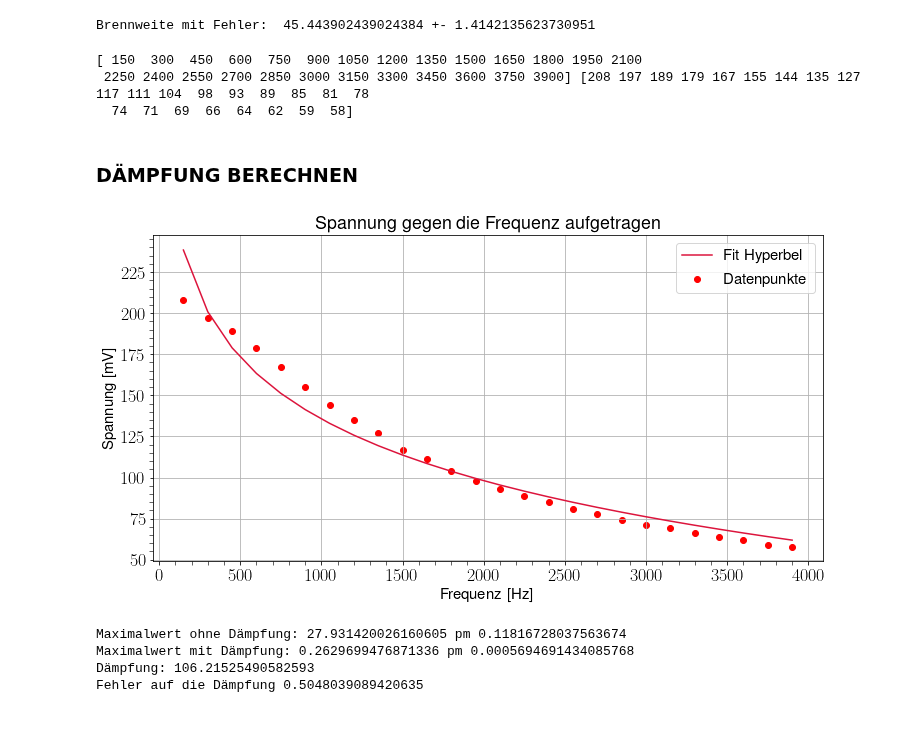
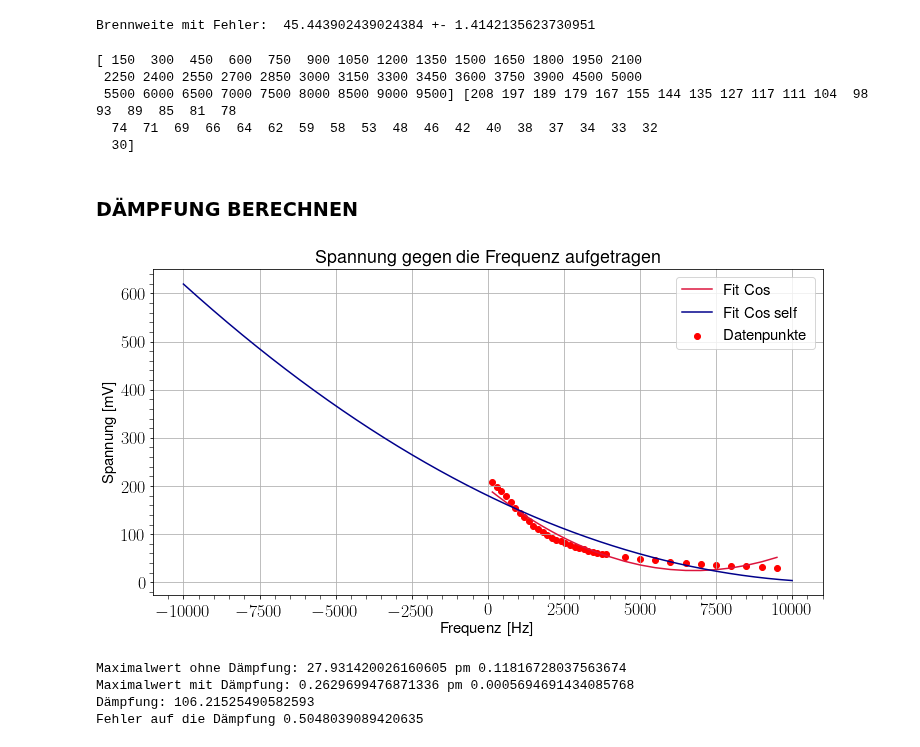
Before and after one commit to MayerPablo/FP, a Jupyter notebook: Lichtlaufzeiten/Lichtlaufzeiten.ipynb, the cells around one changed output. Cells and saved outputs as stored; diff of their text form; code cells hidden in the pictures.

```diff
--- a/Lichtlaufzeiten/Lichtlaufzeiten.ipynb
+++ b/Lichtlaufzeiten/Lichtlaufzeiten.ipynb
@@ -172,44 +172,58 @@ print('Brennweite mit Fehler: ',brennweite, '+-', brennweiteErr)
 Brennweite mit Fehler:  45.443902439024384 +- 1.4142135623730951
 # %%
 spannungen = np.array([208, 197, 189, 179, 167, 155, 144, 135, 127, 117, 111, 104, 98, 93,
-                       89, 85, 81, 78, 74, 71, 69, 66, 64, 62, 59, 58])  # mV
+                       89, 85, 81, 78, 74, 71, 69, 66, 64, 62, 59, 58, 53, 48, 46, 42, 40, 38, 37, 34, 33, 32, 30])  # mV
 frequenzenKlein = np.arange(150, 4050, 150)
 frequenzenGroß = np.arange(4500, 10000, 500)
-print(frequenzenKlein, spannungen)
+frequenzen = np.concatenate((frequenzenKlein, frequenzenGroß))
+print(frequenzen, spannungen)
 # %% [output]
 [ 150  300  450  600  750  900 1050 1200 1350 1500 1650 1800 1950 2100
- 2250 2400 2550 2700 2850 3000 3150 3300 3450 3600 3750 3900] [208 197 189 179 167 155 144 135 127 117 111 104  98  93  89  85  81  78
-  74  71  69  66  64  62  59  58]
+ 2250 2400 2550 2700 2850 3000 3150 3300 3450 3600 3750 3900 4500 5000
+ 5500 6000 6500 7000 7500 8000 8500 9000 9500] [208 197 189 179 167 155 144 135 127 117 111 104  98  93  89  85  81  78
+  74  71  69  66  64  62  59  58  53  48  46  42  40  38  37  34  33  32
+  30]
 # %% [markdown]
 ### DÄMPFUNG BERECHNEN
 # %%
-def myHyperbola(x, a, offset):
-    return a/(x**(1/pc.c)) + offset
+def myCos(x, f, a, p, o):
+    return a*np.cos(f*x+p) + o
 
-def fitHyperbola(p0, x, y):
-    fit = curve_fit(myHyperbola, x, y, p0=p0)
-    data_fit = myHyperbola(x, *fit[0])
+
+# Anfangswerte für den fit (geraten)
+freqGuess = 1/(340000*pc.pi)
+ampGuess = 3000000
+phaseGuess = pi/1.0035
+offsetGuess = 3000000
+p0 = np.array([freqGuess, ampGuess, phaseGuess, offsetGuess] )
+xRange = np.arange(-10000, 10001, 1)
+
+def fitCos(p0, x, y):
+    fit = curve_fit(myCos, x, y, p0=p0, maxfev = 10000000)
+    data_fit = myCos(x, *fit[0])
     return data_fit
 
-fitWerte = fitHyperbola(np.array([300,0]),frequenzenKlein,spannungen)
+fitWerte = fitCos(p0,frequenzen,spannungen)
 
-#Plot daempfung
+# Plot daempfung
 plt.figure(figsize=(12, 6))
 
-plt.scatter(frequenzenKlein, spannungen, color='r', label='Datenpunkte',marker=None)
-plt.plot(frequenzenKlein, fitWerte, color='crimson', label='Fit Hyperbel',marker=None)
+plt.scatter(frequenzen, spannungen, color='r', label='Datenpunkte',marker=None)
+plt.plot(frequenzen, fitWerte, color='crimson', label='Fit Cos',marker=None)
 
-#labels und legend
+plt.plot(xRange, myCos(xRange, 1/(340000*pc.pi), 3000000, pi/1.0035, 3000000), color='darkblue', label='Fit Cos self',marker=None)
+
+# labels und legend
 plt.xlabel(r'Frequenz [Hz]')
 plt.ylabel(r'Spannung [mV]')
 plt.legend()
 
 # show plot
 plt.grid(True)
 plt.title('Spannung gegen die Frequenz aufgetragen')
 plt.show()
 # %% [output]
-[figure, old version]
+[figure, new version]
 # %%
 def fit_sin(p0,x,y):
     fit = curve_fit(my_sin, x, y, p0=p0)
```
